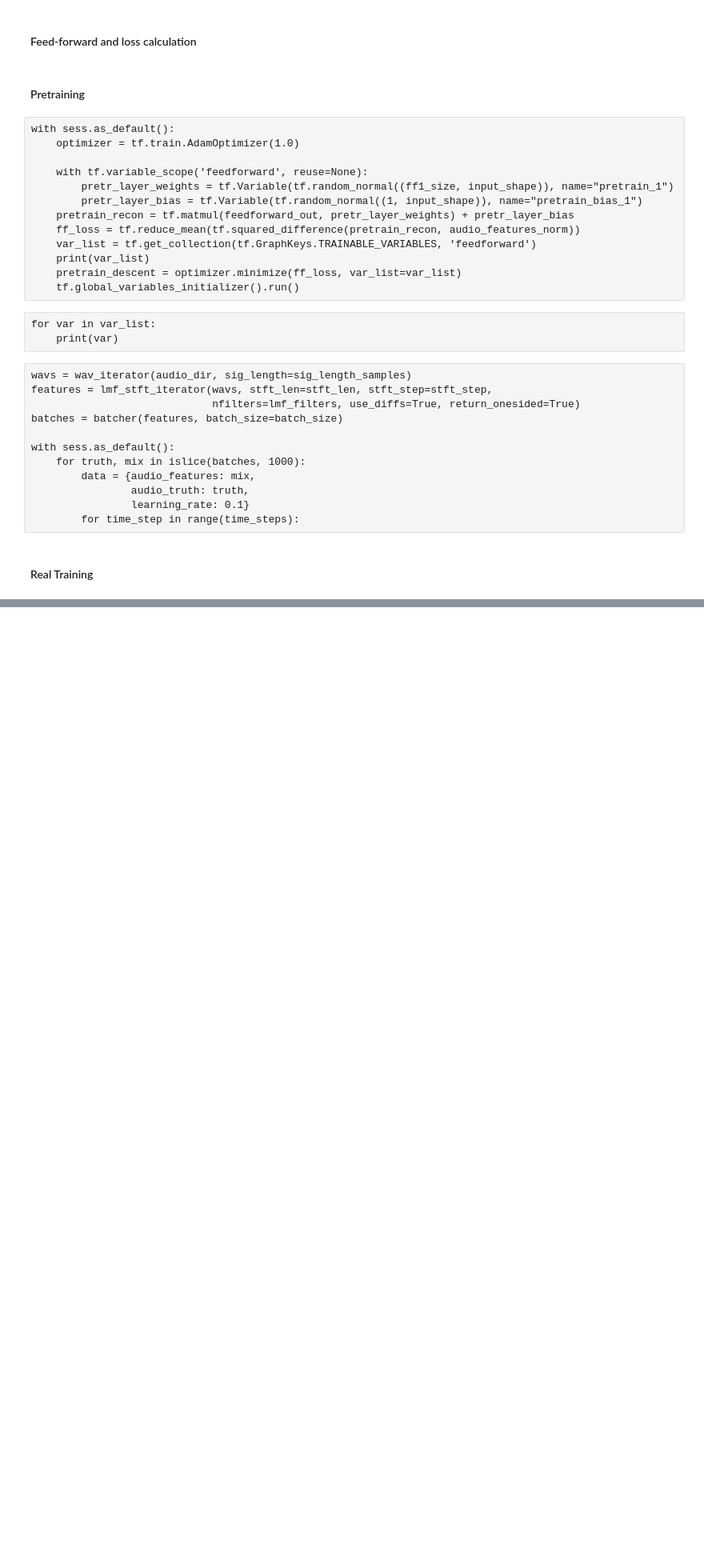
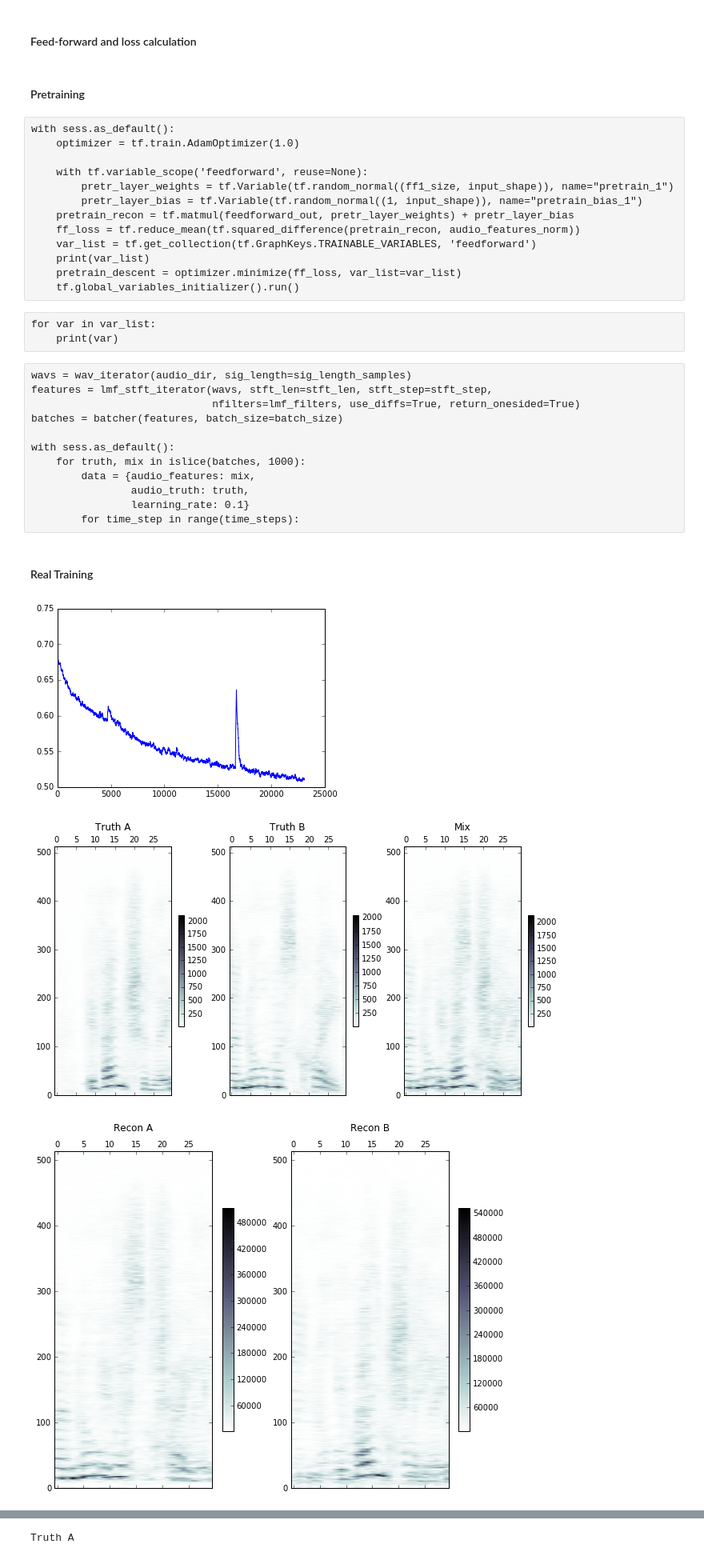
Before and after one commit to Lab41/Magnolia, a Jupyter notebook: sandbox/rnn-mask/mask-rnn.ipynb, the cells around one changed output, grey strips where cells are left out. Shown at 80% size. Saved outputs shown, nothing was run; the diff lists cells and outputs as text; code cells hidden in the pictures; blank space fills up the shorter version.

```diff
--- a/sandbox/rnn-mask/mask-rnn.ipynb
+++ b/sandbox/rnn-mask/mask-rnn.ipynb
@@ -88,6 +88,11 @@ def plot_recons(src_recon1, src_recon2, rot=True, cmap="bone", aspect=4):
     ax.set_title("Recon B")
     im = ax.matshow(src_recon2, cmap=cmap, interpolation='bilinear', origin = org, aspect=aspect)
     plt.colorbar(im, shrink=0.5)
+
+def moving_average(a, n=3):
+    ret = np.cumsum(a, dtype=float)
+    ret[n:] = ret[n:] - ret[:-n]
+    return ret[n - 1:] / n
 # %%
 wavs = wav_iterator(audio_dir, sig_length=sig_length_samples)
 features = lmf_stft_iterator(wavs, stft_len=stft_len, stft_step=stft_step,
@@ -352,6 +378,7 @@ with sess.as_default():
         if len(losses) % 40 == 0:
             src_a_c, src_b_c, mix_c = truth[0][0], truth[0][1], truth[0][mix_idx]
             src_a, src_b, mix = truth[0][0].real, truth[0][1].real, truth[0][mix_idx].real
+#             ex_a, ex_b = real_recon_a[0][0].eval(data), real_recon_b[0][0].eval(data)
             ex_a, ex_b = real_recon_a[0].eval(data), real_recon_b[0].eval(data)
             mask_a_img, mask_b_img = mask_a[0].eval(data).T, mask_b[0].eval(data).T
 
@@ -376,7 +403,7 @@ with sess.as_default():
             # Plot loss curve
             #plot_start = int(len(losses) * 0.1)
             plot_start = 0
-            plt.plot(losses[plot_start:])
+            plt.plot(moving_average(losses[plot_start:], 100))
 
             # pull out an example and plot it
             # what is the truth?
@@ -385,30 +412,34 @@ with sess.as_default():
                      np.sqrt(np.absolute(mix)),
                      cmap='bone_r',aspect=8)
             plot_recons(np.sqrt(np.absolute(ex_a)),
                         np.sqrt(np.absolute(ex_b)),
                        aspect=8, cmap='bone_r')
 
 
             # Masks
             plt.figure(figsize=(10,10))
             plt.subplot(1,2,1)
             plt.imshow(np.sqrt(mask_a_img), origin='bottom', cmap='afmhot', aspect=1/8)
             plt.colorbar()
             plt.subplot(1,2,2)
             plt.imshow(np.sqrt(mask_b_img), origin='bottom', cmap='afmhot', aspect=1/8)
             plt.colorbar()
             plt.show()
 
 
             print('Truth A')
             display(Audio(truth_a_audio, rate=fs))
             print('Truth B')
             display(Audio(truth_b_audio, rate=fs))
             print('Mix')
             display(Audio(mix_audio, rate=fs))
 
             print('Recon A')
             display(Audio(recon_a_audio, rate=fs))
 
             print('Recon B')
             display(Audio(recon_b_audio, rate=fs))
+# %% [output]
+[figure, added]
+[figure, added]
+[figure, added]
@@ -414,0 +447 @@ with sess.as_default():
+Truth A
```
Also changed, not shown: parts of 11 cells of this notebook.
